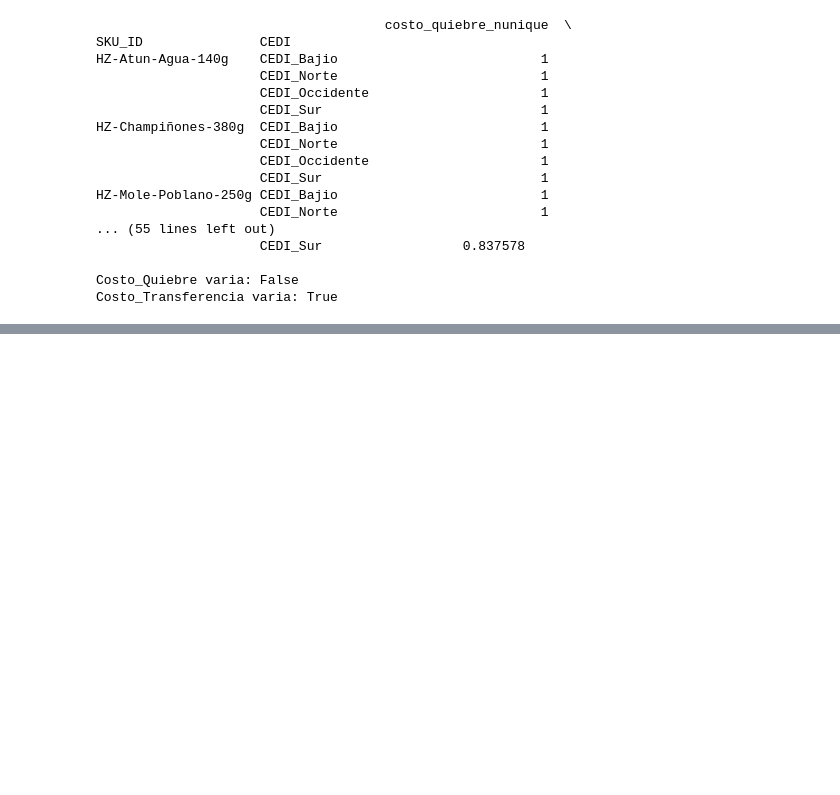
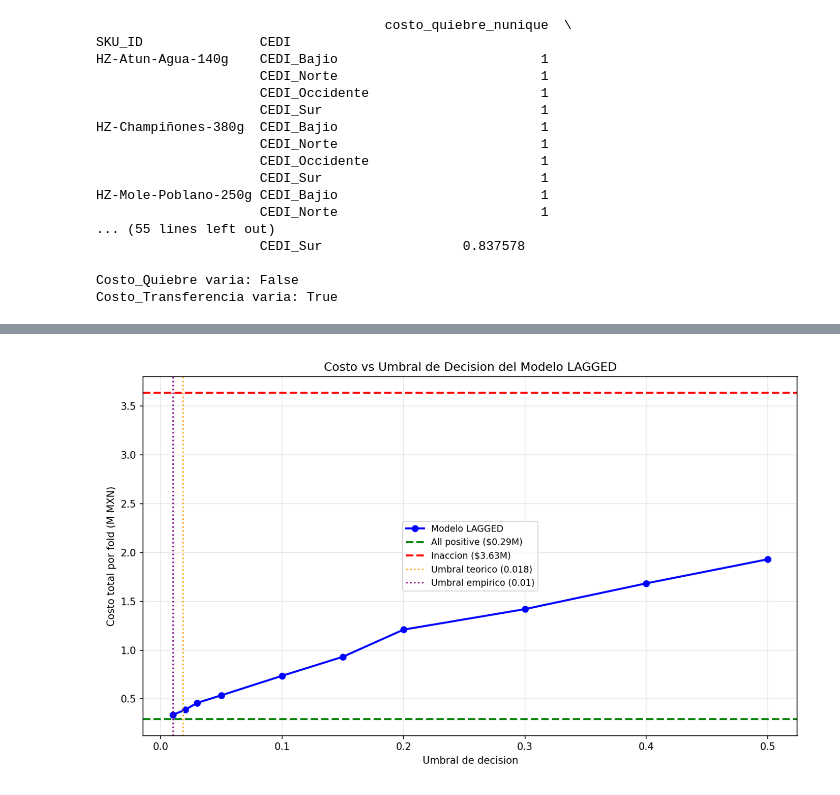
Before and after one commit to Pepe-AI/herdez-smart-supply, a Jupyter notebook: notebooks/01_eda.ipynb, the cells around one changed output, grey strips where cells are left out. Drawn from its saved outputs; the diff is of its cells as text; code cells hidden in the pictures; blank space fills up the shorter version.

```diff
--- a/notebooks/01_eda.ipynb
+++ b/notebooks/01_eda.ipynb
@@ -512,0 +520,5 @@ el modelo solo aporta valor si el agente optimiza el umbral de decision.
+# %%
+from IPython.display import Image
+Image(filename=str(PROJECT_ROOT / "reports" / "figures" / "threshold_sweep.png"), width=800)
+# %% [output]
+[figure, added]
```
Also changed, not shown: parts of 3 cells of this notebook.
